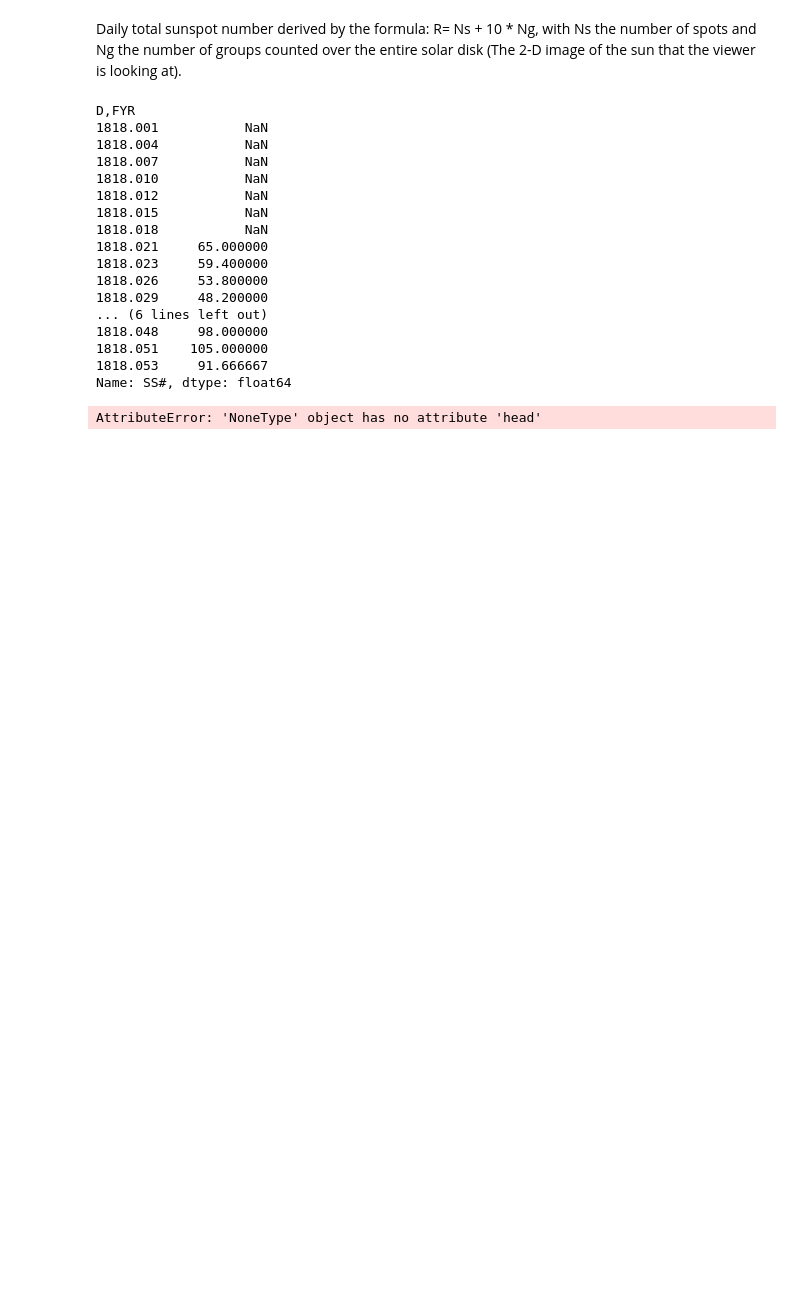
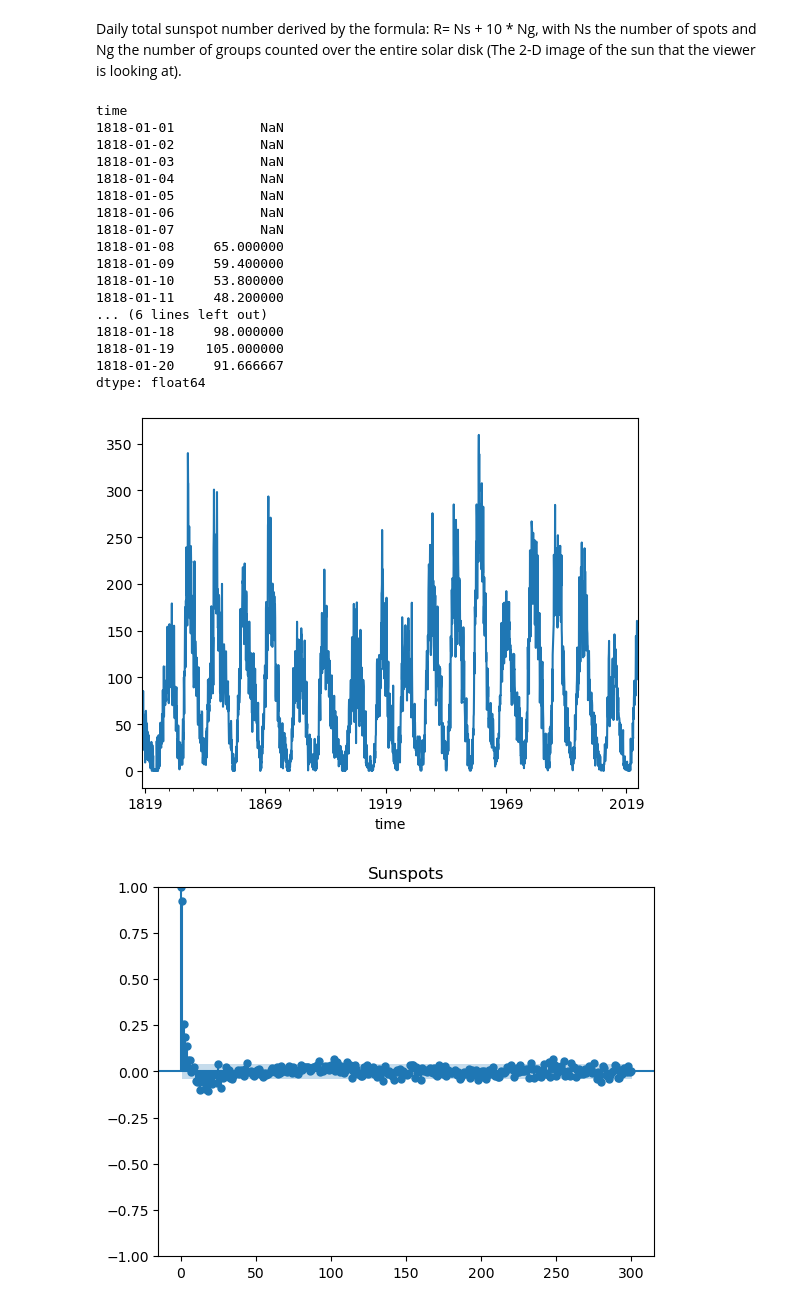
Before and after one commit to Jack-brewster/arctic-forecasting, a Jupyter notebook: analysis.ipynb, the cells around one changed output. Cells and saved outputs as stored; diff of their text form; code cells hidden in the pictures; blank space fills up the shorter version.

```diff
--- a/analysis.ipynb
+++ b/analysis.ipynb
@@ -16,8 +16,14 @@ kpdata = pd.read_csv('kp_ap_since_1932.txt', skiprows=29, sep='\s+', header=0, i
 
 #Sunspot data from 1818
 sndata = pd.read_csv('SN_d_tot_V2.0.txt', error_bad_lines=False, sep='\s+', header=0, index_col=False, usecols=['YYYY', 'M', 'DD', 'D,FYR', 'SS#', 'SDEV', '#OBS'], na_values=['-1'])
+
+#rename first 3 cols
+sndata.columns = ['Year', 'Month', 'Day', 'D,FYR', 'SS#', 'SDEV', '#OBS']
 # %% [output]
   sndata = pd.read_csv('SN_d_tot_V2.0.txt', error_bad_lines=False, sep='\s+', header=0, index_col=False, usecols=['YYYY', 'M', 'DD', 'D,FYR', 'SS#', 'SDEV', '#OBS'], na_values=['-1'])
+# %%
+#Make time series so pd.series functions work
+sndata['time']=sndata[['Year', 'Month', 'Day']].apply(lambda s: pd.datetime(*s),axis = 1)
 # %%
 #plot sndata SS# vs D,FYR for visual inspection
 sndata.plot(x='D,FYR', y='SS#', kind='line')
@@ -44,9 +50,8 @@ plt.legend()
 <matplotlib.legend.Legend at 0x...>
 [figure]
 # %%
-#set index
-sndata.index = sndata['D,FYR']
+#this block creates the time series for the sunspot data
+ts = pd.Series(data=sndata['SS#'].values, index=sndata['time'])
 
-#this block creates the time series for the sunspot data
-ts = pd.Series(data=sndata['SS#'], index=sndata['D,FYR'])
-plt.plot(ts)
+#interpolate data to fill in NaN(-1) values **FIX//REPOSITION**
+ts = ts.interpolate(method='linear')
@@ -58,33 +60,38 @@ Daily total sunspot number derived by the formula: R= Ns + 10 * Ng, with Ns the
 # %%
 #this block splits makes the monthly ts for sarima experimentation
 
 #print first 20 rows of ts
 print(ts.head(20))
 
-#interpolate data to fill in NaN(-1) values
-ts = ts.interpolate(method='linear', inplace=True)
+ts_month = ts.resample('MS').mean()
+ts_month.plot()
+plt.show()
 
-ts.head(20)
+#this block plots information needed for trend parameters: order = (p,d,q)
+plot_pacf(ts_month,lags=300,title='Sunspots')
+plt.show()
 
-#ts_month = ts.resample('MS').mean()
-# ts_month.plot()
-# plt.show()
+plot_acf(ts_month,lags=300,title='Sunspots')
+plt.show()
+
+#SARIMAX TAKES 10+ MINUTES TO RUN, MONTHLY
 # %% [output]
-D,FYR
-1818.001           NaN
-1818.004           NaN
-1818.007           NaN
-1818.010           NaN
-1818.012           NaN
-1818.015           NaN
-1818.018           NaN
-1818.021     65.000000
-1818.023     59.400000
-1818.026     53.800000
-1818.029     48.200000
+time
+1818-01-01           NaN
+1818-01-02           NaN
+1818-01-03           NaN
+1818-01-04           NaN
+1818-01-05           NaN
+1818-01-06           NaN
+1818-01-07           NaN
+1818-01-08     65.000000
+1818-01-09     59.400000
+1818-01-10     53.800000
+1818-01-11     48.200000
 ... (6 lines left out)
-1818.048     98.000000
-1818.051    105.000000
-1818.053     91.666667
-Name: SS#, dtype: float64
+1818-01-18     98.000000
+1818-01-19    105.000000
+1818-01-20     91.666667
+dtype: float64
-AttributeError: 'NoneType' object has no attribute 'head'
+[figure, added]
+[figure, added]
```
Also changed, not shown: parts of 7 cells of this notebook.
